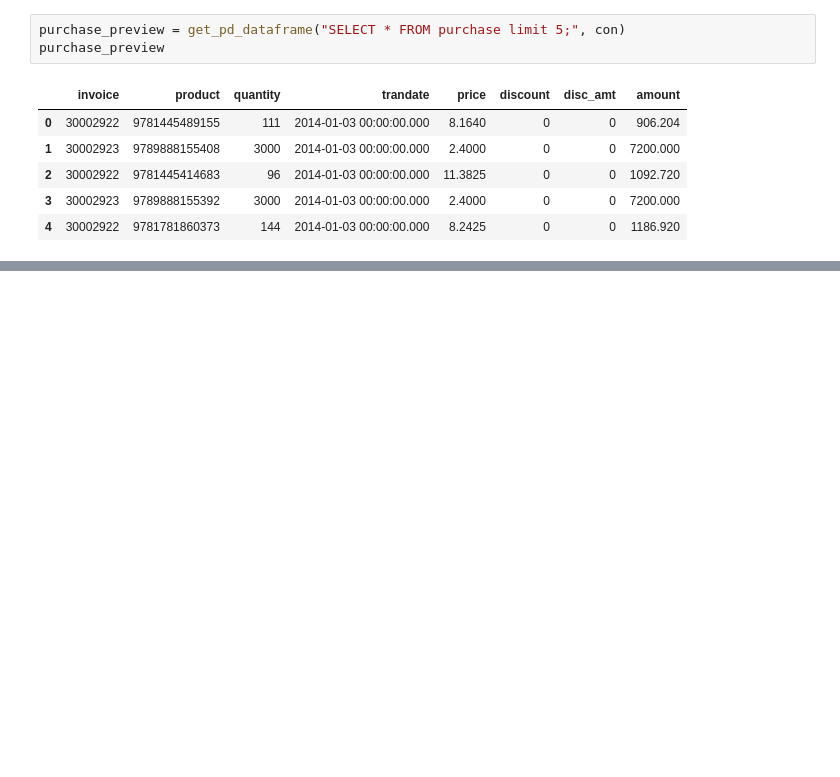
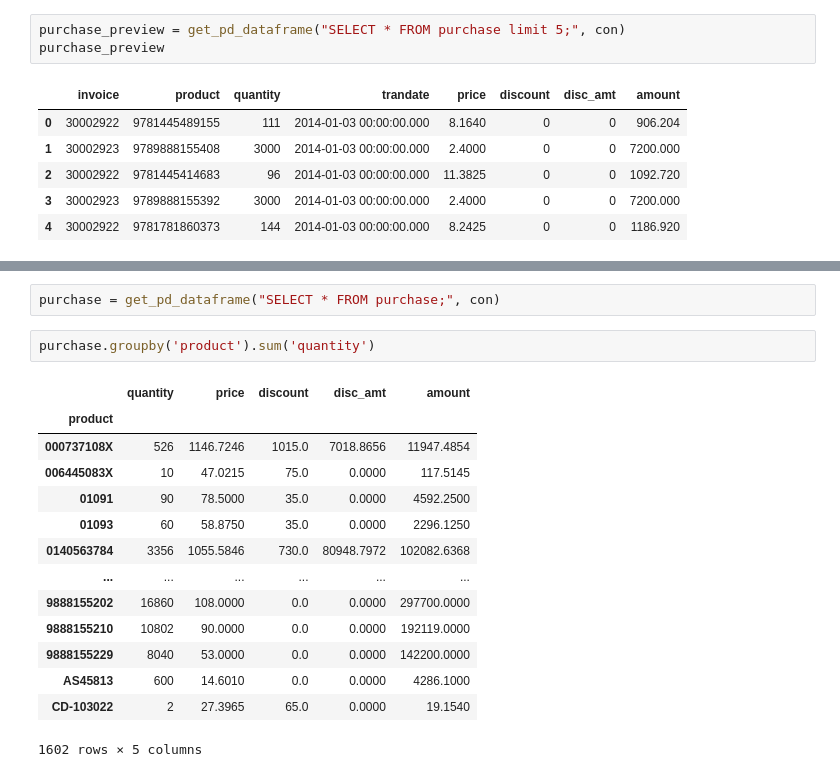
Before and after one commit to peterp2n/STAT6207_project, a Jupyter notebook: test.ipynb, the cells around one changed output, grey strips where cells are left out. Drawn from its saved outputs; the diff is of its cells as text; blank space fills up the shorter version.

```diff
--- a/test.ipynb
+++ b/test.ipynb
@@ -70,0 +130,19 @@ ct.histogram_boxplot(get_pd_dataframe("SELECT * FROM sales limit 5;", con), 'pri
+# %%
+purchase = get_pd_dataframe("SELECT * FROM purchase;", con)
+# %%
+purchase.groupby('product').sum('quantity')
+# %% [output]
+|  | quantity | price | discount | disc_amt | amount |
+| product |  |  |  |  |  |
+| 000737108X | 526 | 1146.7246 | 1015.0 | 7018.8656 | 11947.4854 |
+| 006445083X | 10 | 47.0215 | 75.0 | 0.0000 | 117.5145 |
+| 01091 | 90 | 78.5000 | 35.0 | 0.0000 | 4592.2500 |
+| 01093 | 60 | 58.8750 | 35.0 | 0.0000 | 2296.1250 |
+| 0140563784 | 3356 | 1055.5846 | 730.0 | 80948.7972 | 102082.6368 |
+| ... | ... | ... | ... | ... | ... |
+| 9888155202 | 16860 | 108.0000 | 0.0 | 0.0000 | 297700.0000 |
+| 9888155210 | 10802 | 90.0000 | 0.0 | 0.0000 | 192119.0000 |
+| 9888155229 | 8040 | 53.0000 | 0.0 | 0.0000 | 142200.0000 |
+| AS45813 | 600 | 14.6010 | 0.0 | 0.0000 | 4286.1000 |
+| CD-103022 | 2 | 27.3965 | 65.0 | 0.0000 | 19.1540 |
+1602 rows × 5 columns
```
Also changed, not shown: parts of 18 cells of this notebook.
